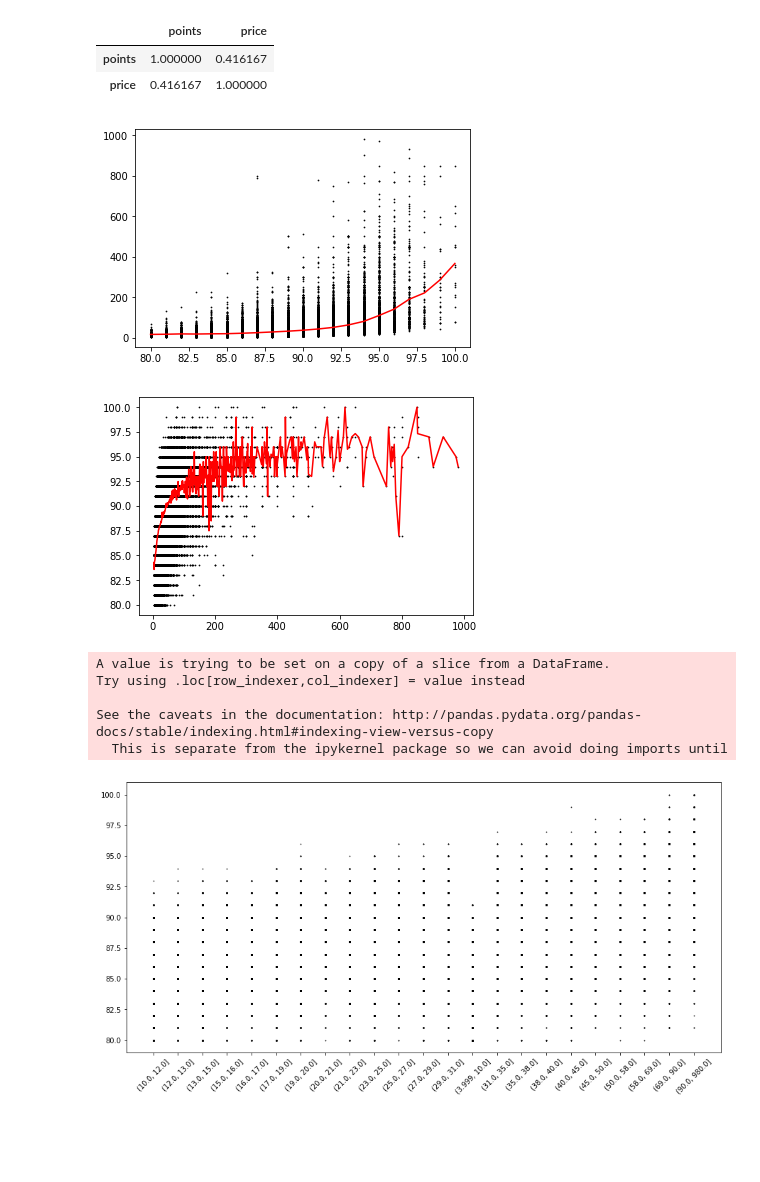
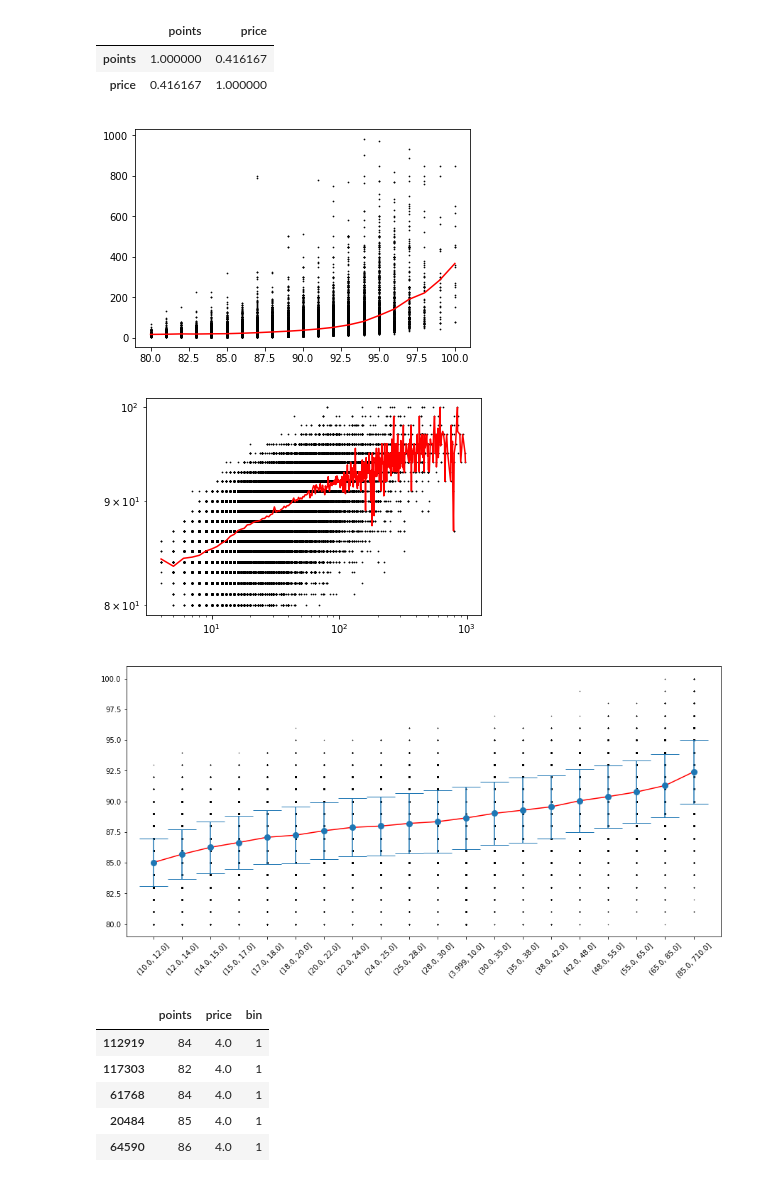
Before and after one commit to JowehL/SDA-Project, a Jupyter notebook: Untitled.ipynb, the cells around one changed output. Drawn from its saved outputs; the diff is of its cells as text; code cells hidden in the pictures; blank space fills up the shorter version.

Commit message:
Created separate notebooks

```diff
--- a/Untitled.ipynb
+++ b/Untitled.ipynb
@@ -123,45 +220,64 @@ clean_wine_data.corr()
 # %%
 prices = clean_wine_data.loc[clean_wine_data['price'] < 1000]
 points = clean_wine_data.loc[clean_wine_data['price'] < 1000]
 
 price_means = prices['price'].groupby(prices['points']).mean()
 points_means = points['points'].groupby(points['price']).mean()
 
 plt.scatter(prices['points'], prices['price'], 0.5, color='k')
 plt.plot(price_means, c='r')
 plt.show()
 
 plt.scatter(points['price'], points['points'], 0.5, color='k')
 plt.plot(points_means, c='r')
-# plt.xscale('log')
-# plt.yscale('log')
+plt.xscale('log')
+plt.yscale('log')
 plt.show()
 # %% [output]
 [figure]
-[figure, old version]
+[figure, new version]
 # %%
 test = clean_wine_data.loc[clean_wine_data['price'] < 1000]
+test = test[np.abs(test.price - test.price.mean()) <= (20*test.price.std())]
 
-test['bin'] = pd.qcut(test['price'], 23)
+test['bin'] = pd.qcut(test['price'], 20)
 test_point_means = test['points'].groupby(test['bin']).mean()
+test_point_stds = test['points'].groupby(test['bin']).std()
-# %% [output]
-A value is trying to be set on a copy of a slice from a DataFrame.
-Try using .loc[row_indexer,col_indexer] = value instead
-
-See the caveats in the documentation: http://pandas.pydata.org/pandas-docs/stable/indexing.html#indexing-view-versus-copy
-  This is separate from the ipykernel package so we can avoid doing imports until
 # %%
 plt.figure(figsize=(15, 7))
 
-# print(test_point_means)
+x_tick_label = [str(x) for x in test['bin']]
+xs_mean = [x for x in range(test.bin.unique().size)]
 
-x_tick_label = [str(x) for x in test['bin']]
-xs = [str(x) for x in len(test.bin.unique)]
-
-plt.scatter(xs, test['points'], 0.5, color='k')
-# plt.plot(xs, test_point_means, c='r')
+plt.scatter(x_tick_label, test['points'], 0.2, color='k')
+plt.plot(xs_mean, test_point_means, c='r')
 plt.tick_params(axis='x', rotation=45)
 
+(_, caps, _) = plt.errorbar(
+    xs_mean, test_point_means, yerr=test_point_stds, fmt='o', markersize=8, capsize=20)
+
+for cap in caps:
+    cap.set_markeredgewidth(1)
+
+
 plt.show()
 # %% [output]
-[figure, old version]
+[figure, new version]
+# %%
+test = clean_wine_data.loc[clean_wine_data['price'] < 1000].sort_values(by=['price'])
+test = test[np.abs(test.price - test.price.mean()) <= (20*test.price.std())]
+value = 15
+
+bins = np.arange(0.0, 725.0, value)
+labels = [x for x in range(1, len(bins))]
+test['bin'] = pd.cut(test['price'], bins=bins, labels=labels)
+test_point_means = test['points'].groupby(test['bin']).mean()
+test_point_stds = test['points'].groupby(test['bin']).std()
+test.head()
+# %% [output]
+|  | points | price | bin |
+| 112919 | 84 | 4.0 | 1 |
+| 117303 | 82 | 4.0 | 1 |
+| 61768 | 84 | 4.0 | 1 |
+| 20484 | 85 | 4.0 | 1 |
+| 64590 | 86 | 4.0 | 1 |
```
Also changed, not shown: parts of 9 cells of this notebook, 4 other files.
